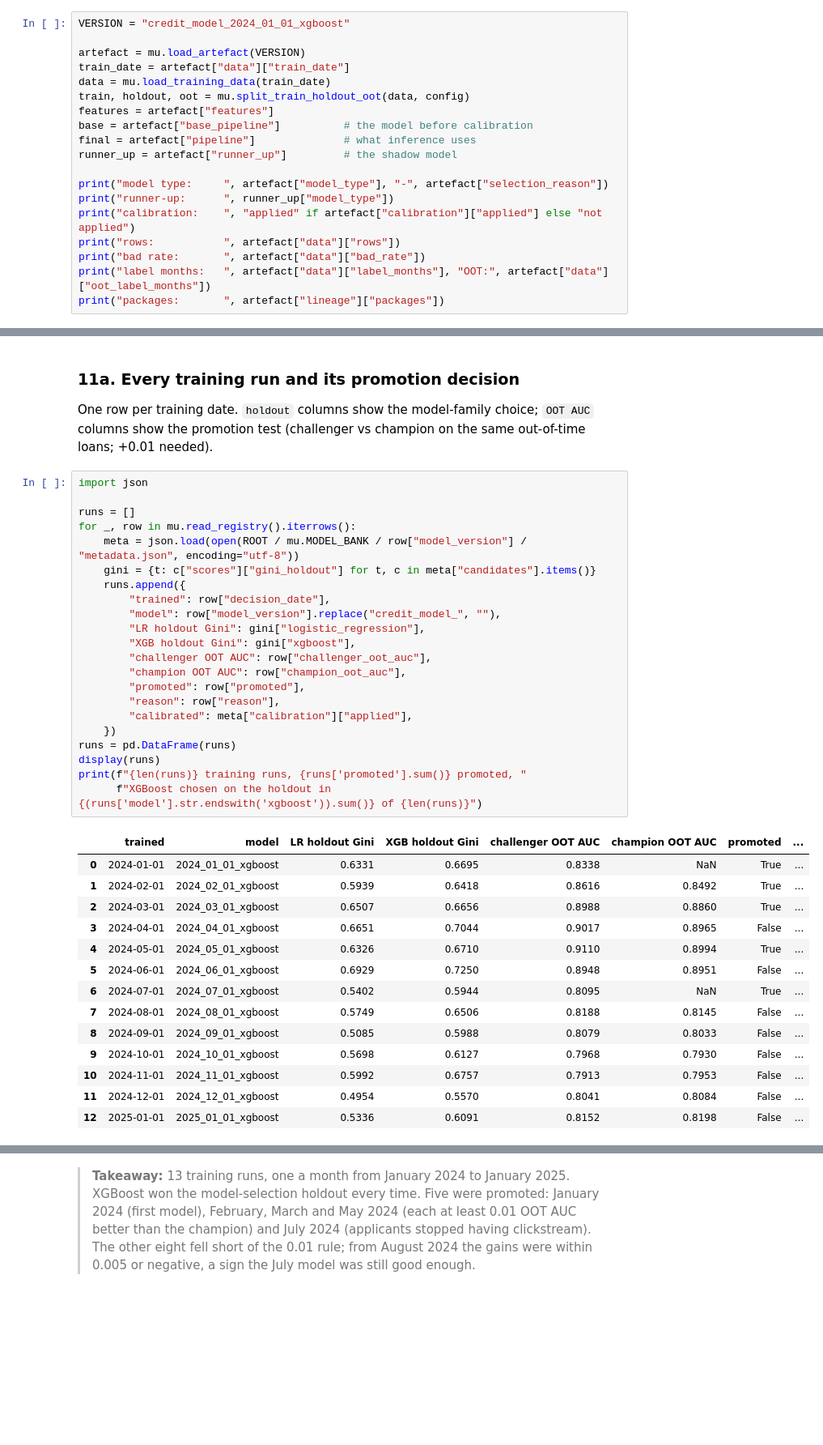
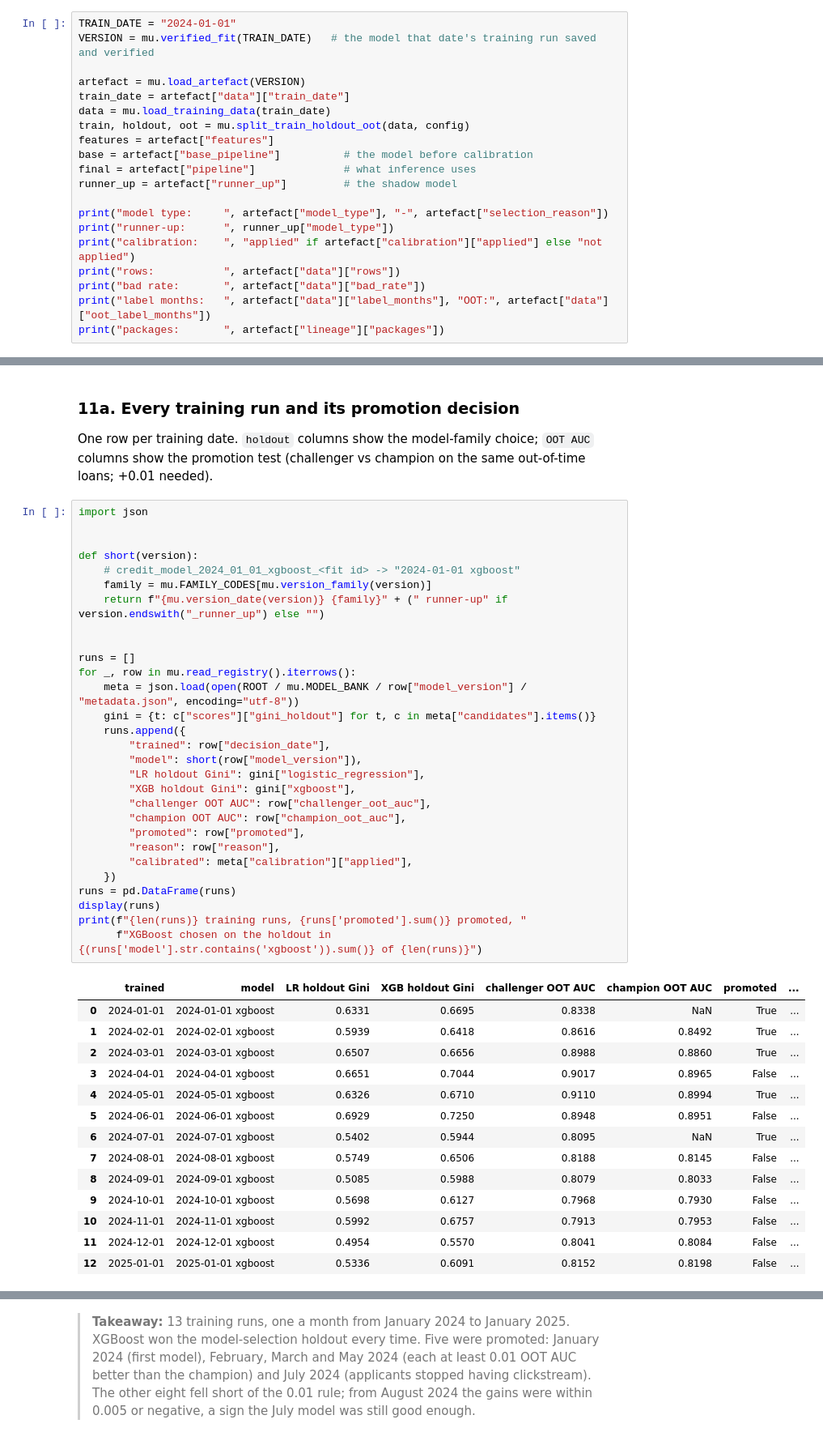
Before and after one commit to btkh95/MITB_MLE_A2, a Jupyter notebook: notebooks/model_exploration.ipynb, the cells around one changed output, grey strips where cells are left out. Shown at 81% size. Cells and saved outputs as stored; diff of their text form; blank space fills up the shorter version.

```diff
--- a/notebooks/model_exploration.ipynb
+++ b/notebooks/model_exploration.ipynb
@@ -99,7 +99,8 @@ display(models)
 # %% [markdown]
 > **Takeaway:** With monthly retraining, 13 models were trained (January 2024 to January 2025), and XGBoost won the model-selection holdout every month. Five became champion: January 2024 (first model), February, March and May 2024 (each beat the champion by at least 0.01 OOT AUC) and July 2024 (applicants stopped having clickstream, so the old champion lacked its inputs). The other eight were rejected by the 0.01 rule and ran in shadow. Calibration was kept for one model (June 2024, not promoted).
 # %%
-VERSION = "credit_model_2024_01_01_xgboost"
+TRAIN_DATE = "2024-01-01"
+VERSION = mu.verified_fit(TRAIN_DATE)   # the model that date's training run saved and verified
 
 artefact = mu.load_artefact(VERSION)
 train_date = artefact["data"]["train_date"]
@@ -630,41 +631,48 @@ One row per training date. `holdout` columns show the model-family choice; `OOT
 promotion test (challenger vs champion on the same out-of-time loans; +0.01 needed).
 # %%
 import json
+
+
+def short(version):
+    # credit_model_2024_01_01_xgboost_<fit id> -> "2024-01-01 xgboost"
+    family = mu.FAMILY_CODES[mu.version_family(version)]
+    return f"{mu.version_date(version)} {family}" + (" runner-up" if version.endswith("_runner_up") else "")
+
 
 runs = []
 for _, row in mu.read_registry().iterrows():
     meta = json.load(open(ROOT / mu.MODEL_BANK / row["model_version"] / "metadata.json", encoding="utf-8"))
     gini = {t: c["scores"]["gini_holdout"] for t, c in meta["candidates"].items()}
     runs.append({
         "trained": row["decision_date"],
-        "model": row["model_version"].replace("credit_model_", ""),
+        "model": short(row["model_version"]),
         "LR holdout Gini": gini["logistic_regression"],
         "XGB holdout Gini": gini["xgboost"],
         "challenger OOT AUC": row["challenger_oot_auc"],
         "champion OOT AUC": row["champion_oot_auc"],
         "promoted": row["promoted"],
         "reason": row["reason"],
         "calibrated": meta["calibration"]["applied"],
     })
 runs = pd.DataFrame(runs)
 display(runs)
 print(f"{len(runs)} training runs, {runs['promoted'].sum()} promoted, "
-      f"XGBoost chosen on the holdout in {(runs['model'].str.endswith('xgboost')).sum()} of {len(runs)}")
+      f"XGBoost chosen on the holdout in {(runs['model'].str.contains('xgboost')).sum()} of {len(runs)}")
 # %% [output]
 |  | trained | model | LR holdout Gini | XGB holdout Gini | challenger OOT AUC | champion OOT AUC | promoted | ... |
-| 0 | 2024-01-01 | 2024_01_01_xgboost | 0.6331 | 0.6695 | 0.8338 | NaN | True | ... |
-| 1 | 2024-02-01 | 2024_02_01_xgboost | 0.5939 | 0.6418 | 0.8616 | 0.8492 | True | ... |
-| 2 | 2024-03-01 | 2024_03_01_xgboost | 0.6507 | 0.6656 | 0.8988 | 0.8860 | True | ... |
-| 3 | 2024-04-01 | 2024_04_01_xgboost | 0.6651 | 0.7044 | 0.9017 | 0.8965 | False | ... |
-| 4 | 2024-05-01 | 2024_05_01_xgboost | 0.6326 | 0.6710 | 0.9110 | 0.8994 | True | ... |
-| 5 | 2024-06-01 | 2024_06_01_xgboost | 0.6929 | 0.7250 | 0.8948 | 0.8951 | False | ... |
-| 6 | 2024-07-01 | 2024_07_01_xgboost | 0.5402 | 0.5944 | 0.8095 | NaN | True | ... |
-| 7 | 2024-08-01 | 2024_08_01_xgboost | 0.5749 | 0.6506 | 0.8188 | 0.8145 | False | ... |
-| 8 | 2024-09-01 | 2024_09_01_xgboost | 0.5085 | 0.5988 | 0.8079 | 0.8033 | False | ... |
-| 9 | 2024-10-01 | 2024_10_01_xgboost | 0.5698 | 0.6127 | 0.7968 | 0.7930 | False | ... |
-| 10 | 2024-11-01 | 2024_11_01_xgboost | 0.5992 | 0.6757 | 0.7913 | 0.7953 | False | ... |
-| 11 | 2024-12-01 | 2024_12_01_xgboost | 0.4954 | 0.5570 | 0.8041 | 0.8084 | False | ... |
-| 12 | 2025-01-01 | 2025_01_01_xgboost | 0.5336 | 0.6091 | 0.8152 | 0.8198 | False | ... |
+| 0 | 2024-01-01 | 2024-01-01 xgboost | 0.6331 | 0.6695 | 0.8338 | NaN | True | ... |
+| 1 | 2024-02-01 | 2024-02-01 xgboost | 0.5939 | 0.6418 | 0.8616 | 0.8492 | True | ... |
+| 2 | 2024-03-01 | 2024-03-01 xgboost | 0.6507 | 0.6656 | 0.8988 | 0.8860 | True | ... |
+| 3 | 2024-04-01 | 2024-04-01 xgboost | 0.6651 | 0.7044 | 0.9017 | 0.8965 | False | ... |
+| 4 | 2024-05-01 | 2024-05-01 xgboost | 0.6326 | 0.6710 | 0.9110 | 0.8994 | True | ... |
+| 5 | 2024-06-01 | 2024-06-01 xgboost | 0.6929 | 0.7250 | 0.8948 | 0.8951 | False | ... |
+| 6 | 2024-07-01 | 2024-07-01 xgboost | 0.5402 | 0.5944 | 0.8095 | NaN | True | ... |
+| 7 | 2024-08-01 | 2024-08-01 xgboost | 0.5749 | 0.6506 | 0.8188 | 0.8145 | False | ... |
+| 8 | 2024-09-01 | 2024-09-01 xgboost | 0.5085 | 0.5988 | 0.8079 | 0.8033 | False | ... |
+| 9 | 2024-10-01 | 2024-10-01 xgboost | 0.5698 | 0.6127 | 0.7968 | 0.7930 | False | ... |
+| 10 | 2024-11-01 | 2024-11-01 xgboost | 0.5992 | 0.6757 | 0.7913 | 0.7953 | False | ... |
+| 11 | 2024-12-01 | 2024-12-01 xgboost | 0.4954 | 0.5570 | 0.8041 | 0.8084 | False | ... |
+| 12 | 2025-01-01 | 2025-01-01 xgboost | 0.5336 | 0.6091 | 0.8152 | 0.8198 | False | ... |
 13 training runs, 5 promoted, XGBoost chosen on the holdout in 13 of 13
 # %% [markdown]
 > **Takeaway:** 13 training runs, one a month from January 2024 to January 2025. XGBoost won the
```
Also changed, not shown: parts of 8 cells of this notebook, 1 other file.
